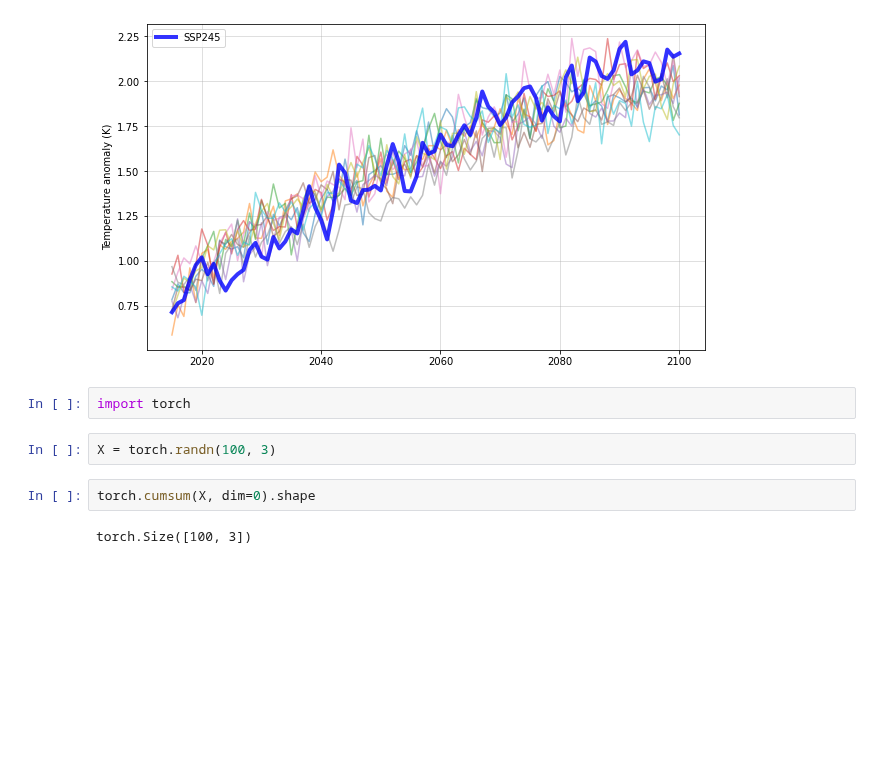
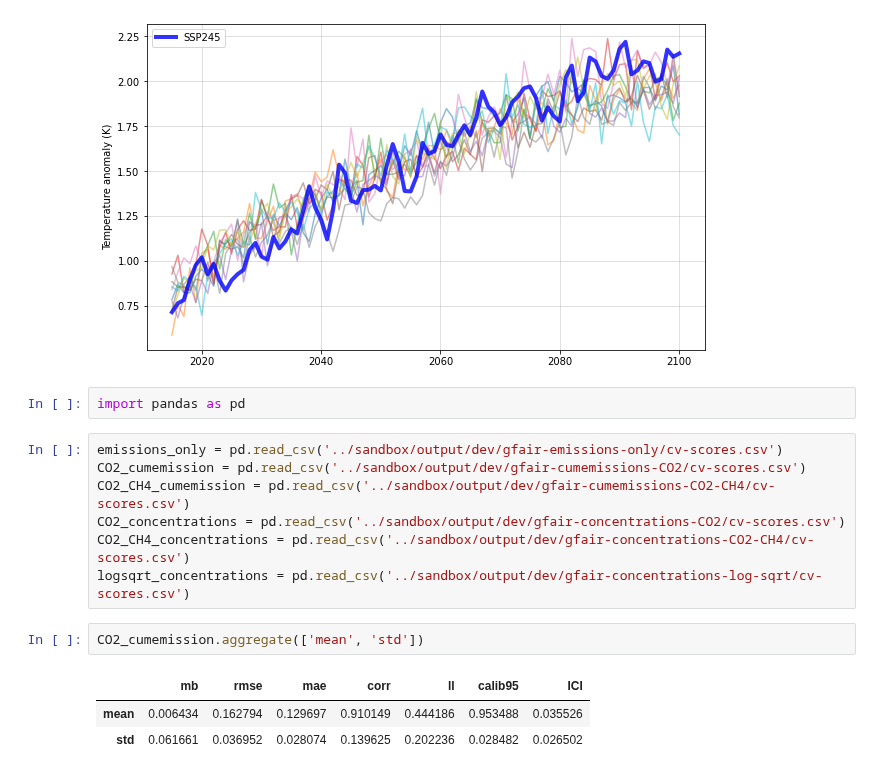
Before and after one commit to shahineb/FaIRGP, a Jupyter notebook: notebooks/250522-GFaIR-attempt-v2.3.ipynb, the cells around one changed output. Cells and saved outputs as stored; diff of their text form; blank space fills up the shorter version.

```diff
--- a/notebooks/250522-GFaIR-attempt-v2.3.ipynb
+++ b/notebooks/250522-GFaIR-attempt-v2.3.ipynb
@@ -249,11 +215,18 @@ plt.legend()
 plt.show()
 # %% [output]
 [figure]
-# %%
-import torch
-# %%
-X = torch.randn(100, 3)
-# %%
-torch.cumsum(X, dim=0).shape
-# %% [output]
-torch.Size([100, 3])
+# %%
+import pandas as pd
+# %%
+emissions_only = pd.read_csv('../sandbox/output/dev/gfair-emissions-only/cv-scores.csv')
+CO2_cumemission = pd.read_csv('../sandbox/output/dev/gfair-cumemissions-CO2/cv-scores.csv')
+CO2_CH4_cumemission = pd.read_csv('../sandbox/output/dev/gfair-cumemissions-CO2-CH4/cv-scores.csv')
+CO2_concentrations = pd.read_csv('../sandbox/output/dev/gfair-concentrations-CO2/cv-scores.csv')
+CO2_CH4_concentrations = pd.read_csv('../sandbox/output/dev/gfair-concentrations-CO2-CH4/cv-scores.csv')
+logsqrt_concentrations = pd.read_csv('../sandbox/output/dev/gfair-concentrations-log-sqrt/cv-scores.csv')
+# %%
+CO2_cumemission.aggregate(['mean', 'std'])
+# %% [output]
+|  | mb | rmse | mae | corr | ll | calib95 | ICI |
+| mean | 0.006434 | 0.162794 | 0.129697 | 0.910149 | 0.444186 | 0.953488 | 0.035526 |
+| std | 0.061661 | 0.036952 | 0.028074 | 0.139625 | 0.202236 | 0.028482 | 0.026502 |
```
Also changed, not shown: parts of 7 cells of this notebook, 3 other files.
